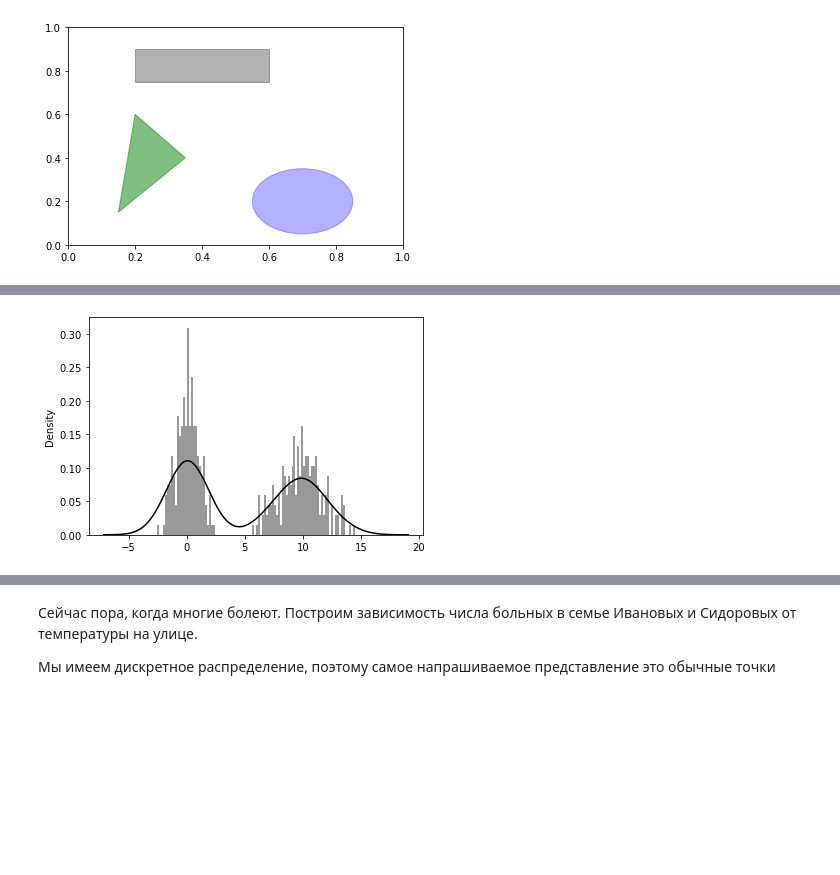
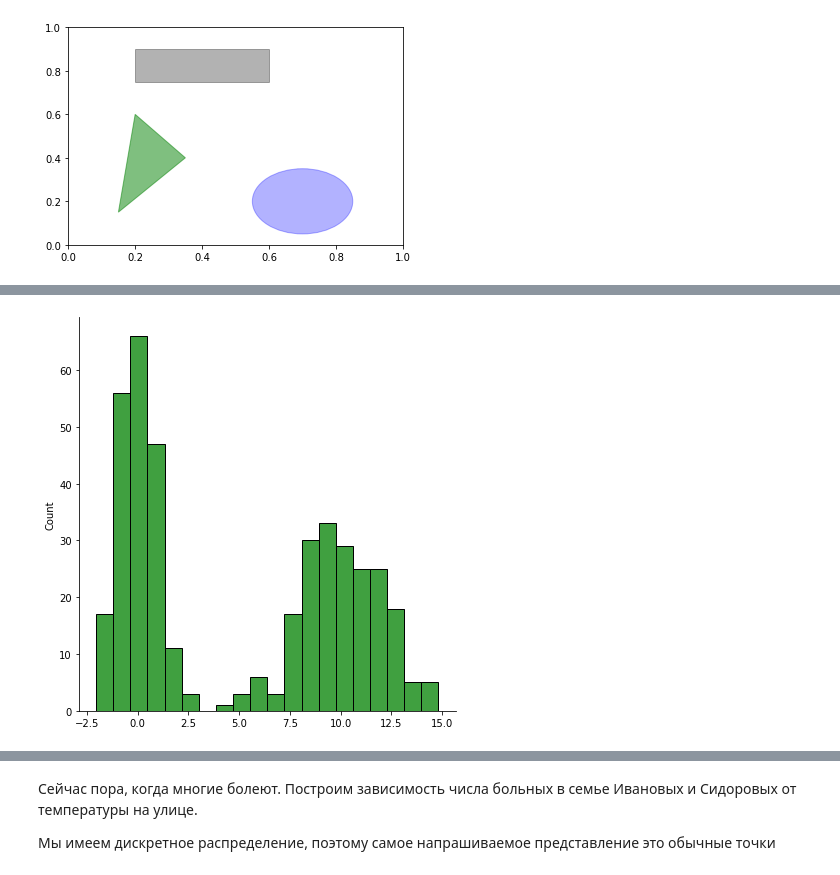
Before and after one commit to Tikhvinskiy/some_notebooks, a Jupyter notebook: GRAPHICS.ipynb, the cells around one changed output, grey strips where cells are left out. Drawn from its saved outputs; the diff is of its cells as text; code cells hidden in the pictures; blank space fills up the shorter version.

```diff
--- a/GRAPHICS.ipynb
+++ b/GRAPHICS.ipynb
@@ -206,11 +207,11 @@ df.plot.bar()
 # %%
 import seaborn as sns
 comp1 = np.random.normal(0,1,size=200)
 comp2 = np.random.normal(10,2,size=200)
 values = pd.Series(np.concatenate([comp1,comp2]))
-sns.distplot(values,bins=100,color='k');
+sns.displot(values, bins=20, color='g', height=6);
 # %% [output]
-[figure, old version]
+[figure, new version]
 # %%
 data = pd.DataFrame(np.random.randn(10,4).cumsum(0), columns=['A','B','C','D'])
 num_cols = ['A','B','C']
```
Also changed, not shown: parts of 17 cells of this notebook.
